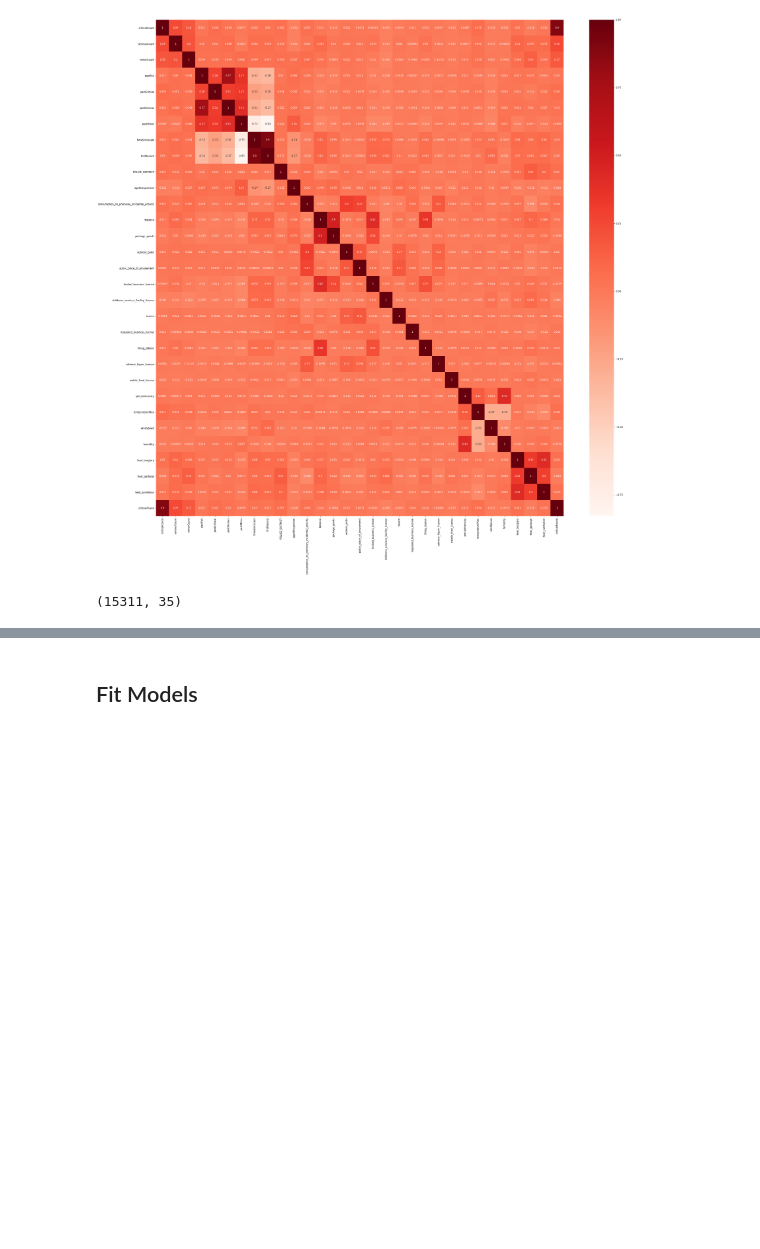
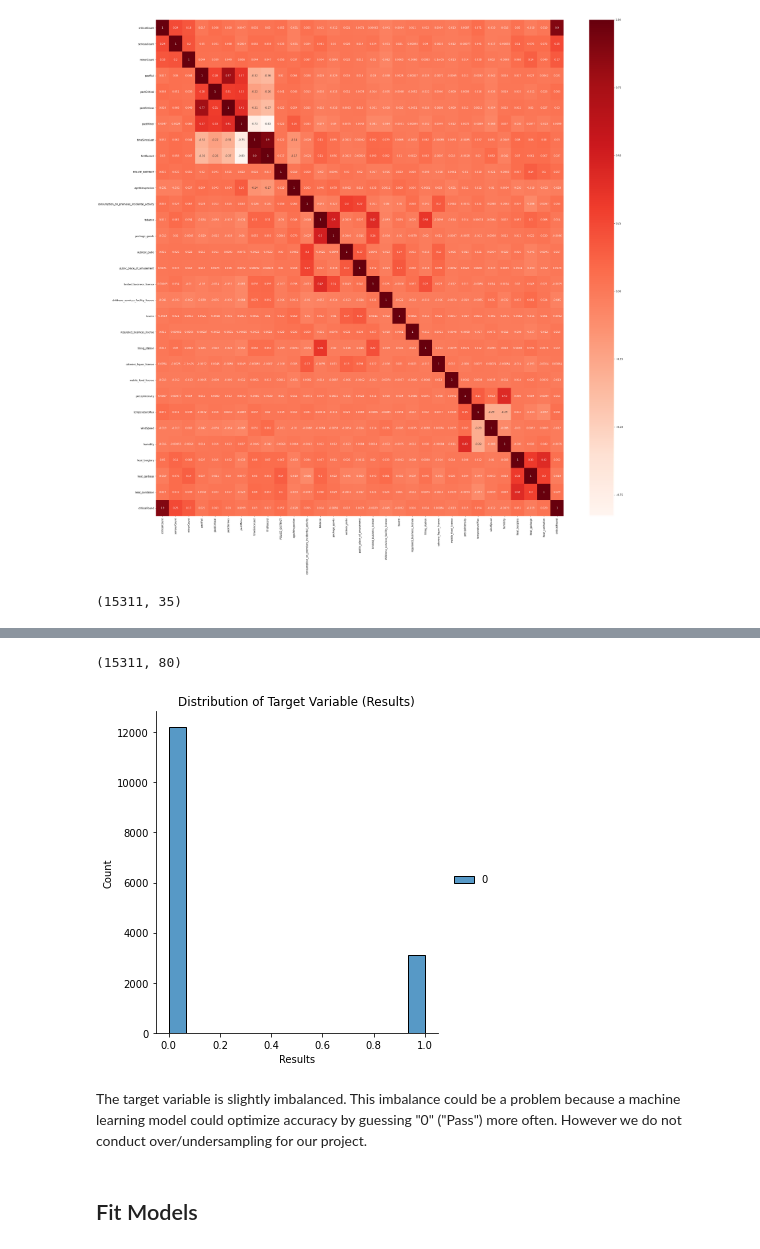
Before and after one commit to mjkeh/CSS-Project-3-Team-7-Fall-2021, a Jupyter notebook: Project 3 Students.ipynb, the cells around one changed output, grey strips where cells are left out. Saved outputs shown, nothing was run; the diff lists cells and outputs as text; code cells hidden in the pictures; blank space fills up the shorter version.

```diff
--- a/Project 3 Students.ipynb
+++ b/Project 3 Students.ipynb
@@ -214,6 +221,21 @@ X.head()
 | 507212 | LITTLE QUIAPO RESTAURANT | 0 | 2 | 6 | 0 | 0 | 0 | ... |
 | 507216 | SERGIO'S TAQUERIA PIZZA INC. | 0 | 0 | 6 | 0 | 0 | 0 | ... |
 | 507219 | TARGET STORE # T-2079 | 0 | 2 | 6 | 0 | 0 | 0 | ... |
+# %%
+X.shape
+# %% [output]
+(15311, 80)
+# %%
+# Check class balance
+sns.displot(y)
+plt.title("Distribution of Target Variable (Results)")
+plt.xlabel('Results')
+plt.ylabel('Count')
+plt.show()
+# %% [output]
+[figure, added]
+# %% [markdown]
+The target variable is slightly imbalanced. This imbalance could be a problem because a machine learning model could optimize accuracy by guessing "0" ("Pass") more often. However we do not conduct over/undersampling for our project.
 # %% [markdown]
 ## Fit Models
 # %% [markdown]
```
Also changed, not shown: parts of 29 cells of this notebook.
